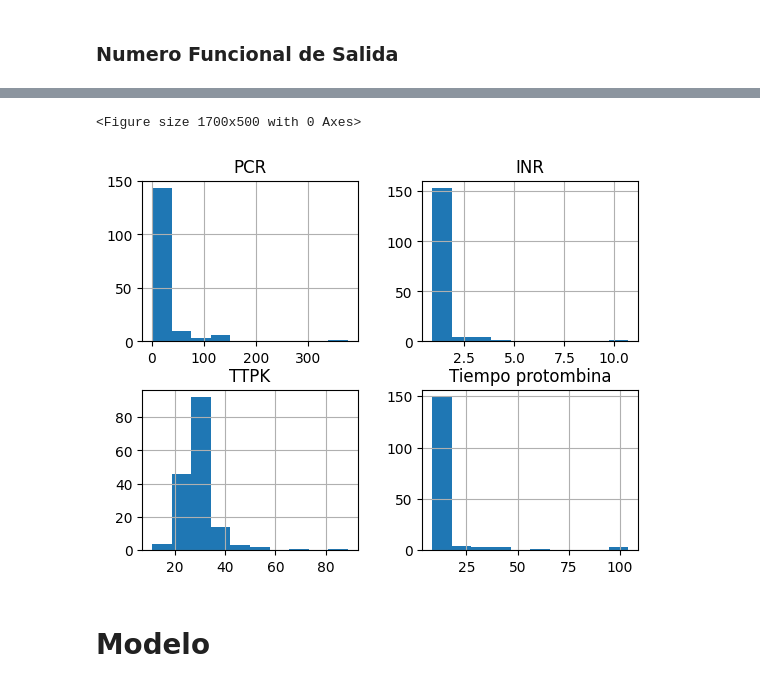
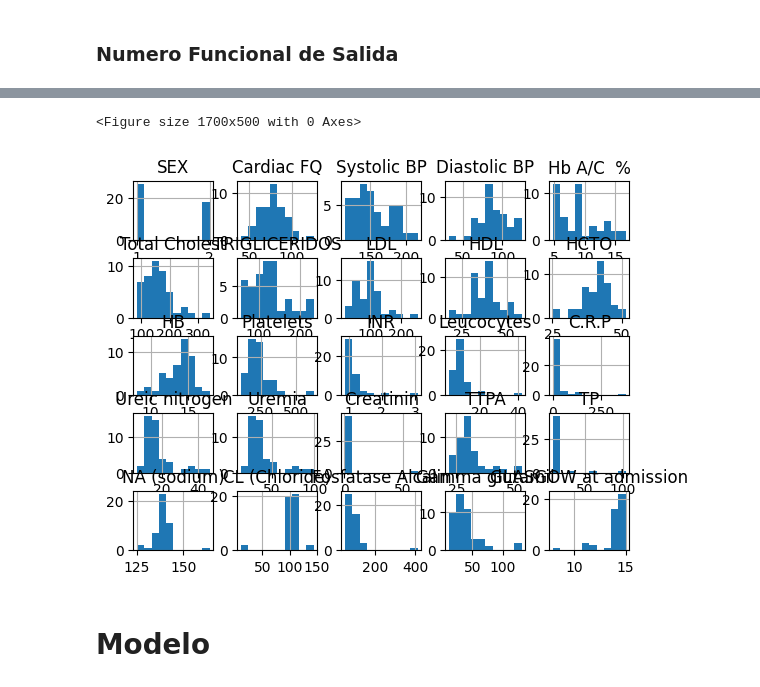
Before and after one commit to amarianjel/Machine-Learning-con-Jupiter, a Jupyter notebook: tesis/Regresion Logistica.ipynb, the cells around one changed output, grey strips where cells are left out. Cells and saved outputs as stored; diff of their text form; code cells hidden in the pictures.

```diff
--- a/tesis/Regresion Logistica.ipynb
+++ b/tesis/Regresion Logistica.ipynb
@@ -27,7 +27,7 @@ plt.show()
 import pandas as pd
 # %%
 #dataframe = pd.read_csv('../bdd/usuarios_win_mac_lin.csv')
-dataframe = pd.read_excel('../bdd/bdd_acv1.xlsx')
+dataframe = pd.read_excel('../bdd/bdd.xlsx')
 # %% [markdown]
 ### Dataset
 # %%
@@ -68,5 +68,6 @@ Name: 162, dtype: object
 # %%
-columnas = ['PCR','INR', 'TTPK', 'Tiempo protombina', 'Functional outcome numérico'] # Columnas a trabajar
+#columnas = ['PCR','INR', 'TTPK', 'Tiempo protombina', 'Functional outcome numérico'] # Columnas a trabajar
+columnas = ['SEX', 'Age', 'Cardiac FQ', 'Systolic BP', 'Diastolic BP', 'Hb A/C  %', 'Total Cholest', 'TRIGLICERIDOS', 'LDL', 'HDL', 'HCTO', 'HB', 'Platelets', 'INR', 'Leucocytes', 'C.R.P', 'Ureic nitrogen', 'Uremia', 'Creatinin', 'TTPA', 'TP', 'NA (sodium)', 'CL (Chloride)', 'Fosfatase Alcalin', 'Gamma glutamil', 'GLASGOW at admission'] # Columnas a trabajar 'Severity',, 'Diastolic BP', 'Hb A/C  %', 'Total Cholest', 'TRIGLICERIDOS', 'LDL', 'HDL', 'HCTO', 'HB', 'Platelets', 'INR', 'Leucocytes', 'C.R.P', 'Ureic nitrogen', 'Uremia', 'Creatinin', 'TTPA', 'TP', 'NA (sodium)', 'CL (Chloride)', 'Fosfatase Alcalin', 'Gamma glutamil', 'GLASGOW at admission'
 dataset = dataframe[[*columnas]]
 dataset.head(5)
 # %% [output]
@@ -87,13 +102,13 @@ Functional outcome numérico
 dtype: int64
 # %%
 plt.figure(figsize=(17,5))
-dataset.drop(['Functional outcome numérico'],1).hist()
+dataset.drop(['Age'],1).hist()
 plt.show()
 
 # Funciona para pocas columnas, pero es util para ver como estan respecto a la columna tomada.Distribucion respecto a la clase
 # %% [output]
 <Figure size 1700x500 with 0 Axes>
-[figure, old version]
+[figure, new version]
 # %% [markdown]
 # Modelo
 # %%
```
Also changed, not shown: parts of 12 cells of this notebook, 6 other files.
